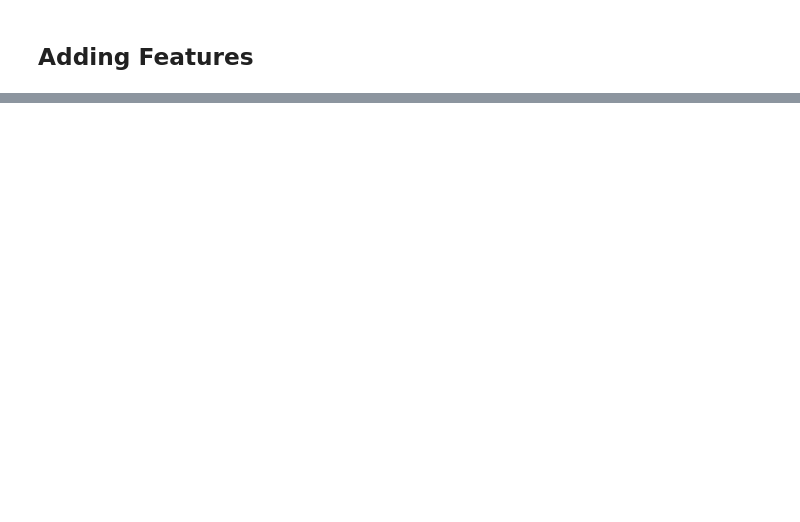
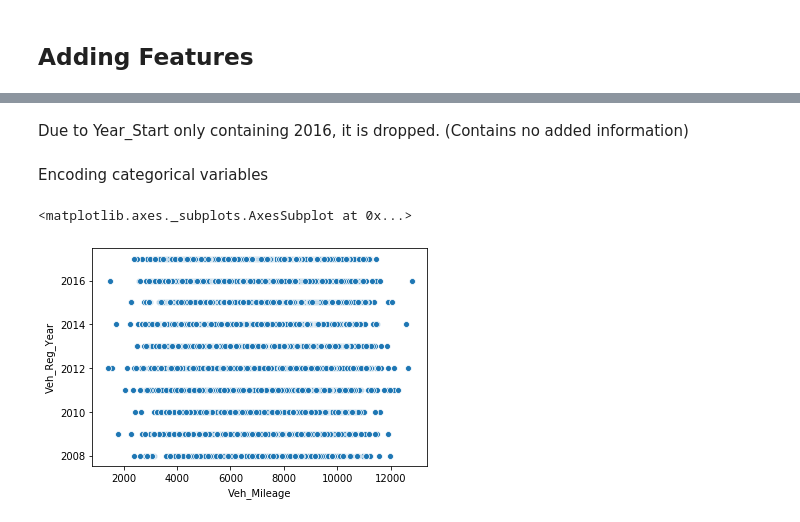
Before and after one commit to shaunmalti/hastings_direct, a Jupyter notebook: Notebook.ipynb, the cells around one changed output, grey strips where cells are left out. Cells and saved outputs as stored; diff of their text form; code cells hidden in the pictures; blank space fills up the shorter version.

```diff
--- a/Notebook.ipynb
+++ b/Notebook.ipynb
@@ -567,0 +632,11 @@ for index, row in grpd_df.iterrows():
+# %%
+df['Month_Start_sin'] = np.sin(df['Month_Start'] * (2. * np.pi / 12))
+df['Month_Start_cos'] = np.cos(df['Month_Start'] * (2. * np.pi / 12))
+
+df['Day_Start_sin'] = np.sin(df['Day_Start'] * (2. * np.pi / 30))
+df['Day_Start_cos'] = np.cos(df['Day_Start'] * (2. * np.pi / 30))
+
+df['DayOfWeek_Start_sin'] = np.sin(df['DayOfWeek_Start'] * (2. * np.pi / 6))
+df['DayOfWeek_Start_cos'] = np.cos(df['DayOfWeek_Start'] * (2. * np.pi / 6))
+
+df.drop(['Month_Start', 'Day_Start', 'DayOfWeek_Start'], axis=1, inplace=True)
@@ -567,0 +659,19 @@ for index, row in grpd_df.iterrows():
+# %% [markdown]
+Due to Year_Start only containing 2016, it is dropped. (Contains no added information)
+# %%
+df.drop('Year_Start', inplace=True, axis=1)
+# %% [markdown]
+Encoding categorical variables
+# %%
+df.loc[df.Marital_Status.isnull(), 'Marital_Status'] = df.Marital_Status.value_counts().index[0]
+# %%
+linspaceArr = np.linspace(0, 1, 11)
+bins = [df.Veh_Mileage.quantile(i) for i in linspaceArr]
+labels = [1, 2, 3, 4, 5, 6, 7, 8, 9, 10]
+df['Binned_Veh_Mileage'] = pd.cut(df['Veh_Mileage'], bins=bins, labels=labels)
+# %%
+# sns.distplot(df.loc[~df.Veh_Reg_Year.isnull()].Veh_Reg_Year)
+sns.scatterplot(x='Veh_Mileage', y='Veh_Reg_Year', data=df)
+# %% [output]
+<matplotlib.axes._subplots.AxesSubplot at 0x...>
+[figure, added]
```
Also changed, not shown: parts of 59 cells of this notebook.
